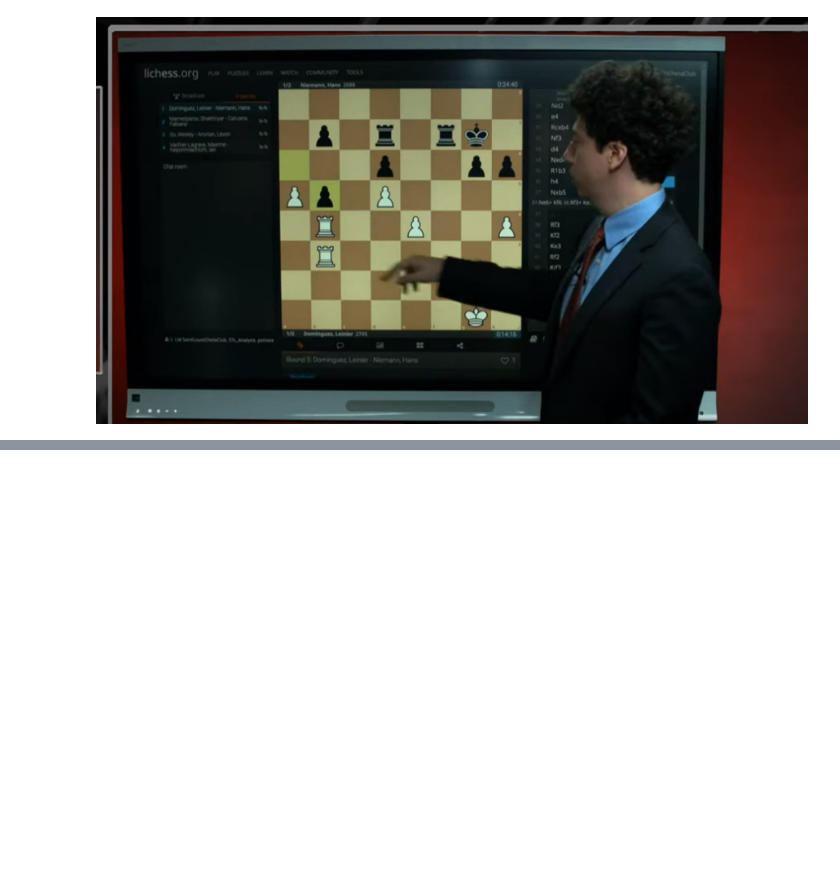
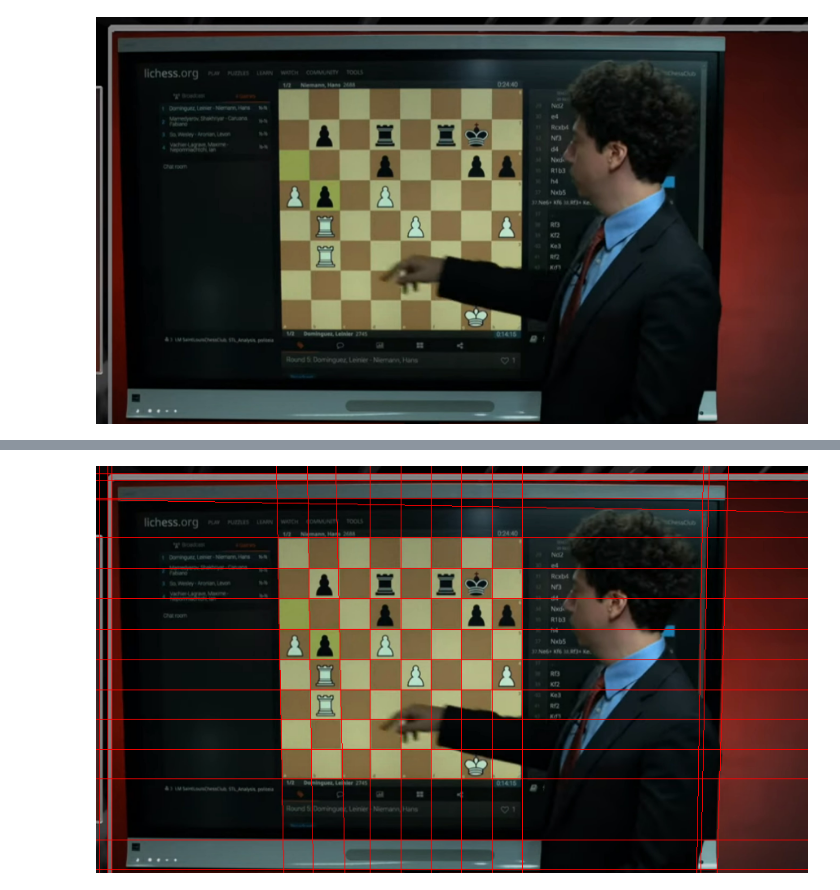
Before and after one commit to brian386/ScanChessOnline, a Jupyter notebook: chessboard_detection.ipynb, the cells around one changed output, grey strips where cells are left out. Saved outputs shown, nothing was run; the diff lists cells and outputs as text; code cells hidden in the pictures; blank space fills up the shorter version.

```diff
--- a/chessboard_detection.ipynb
+++ b/chessboard_detection.ipynb
@@ -211,0 +207,33 @@ cv2_imshow(line_image3)
+# %%
+from pickle import TUPLE1
+class Line():
+  def __init__(self, point, vector):
+    self.point = point
+    self.vector = vector
+
+full_lines = []
+def magnitude(v):
+  return math.sqrt(v[0]**2 + v[1]**2)
+
+def find_intersection(l1, l2):
+  x1,y1 = l1.point
+  u1,v1 = l1.vector
+  x2,y2 = l2.point
+  u2,v2 = l2.vector
+  det = -u1*v2 + v1*u2
+  if abs(det) < 0.0000001:
+    return 1000000000, [1000000000, 1000000000]
+  t = (-v2*(x2-x1) + u2*(y2-y1))/det
+  return [x1 + t*u1, y1 + t*v1]
+
+for line in merged_lines:
+  d = [line[2] - line[0], line[3] - line[1]]
+  full_lines.append(Line([line[0], line[1]], d))
+
+line_image4 = np.copy(img)
+
+for line in full_lines:
+  cv2.line(line_image4,(int(line.point[0]+500*line.vector[0]), int(line.point[1]+500*line.vector[1])),(int(line.point[0] - 500*line.vector[0]), int(line.point[1] - 500*line.vector[1])),(0,0,255),1)
+cv2_imshow(line_image4)
+# %% [output]
+[figure, added]
```
Also changed, not shown: parts of 19 cells of this notebook, 1 other file.
